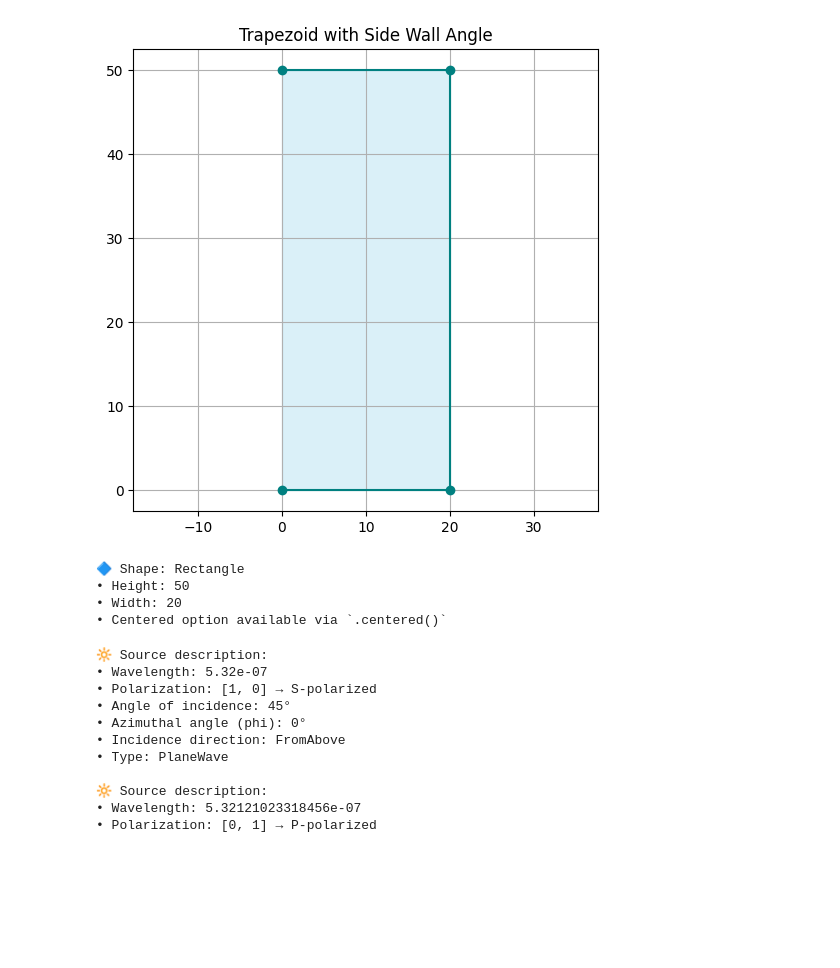
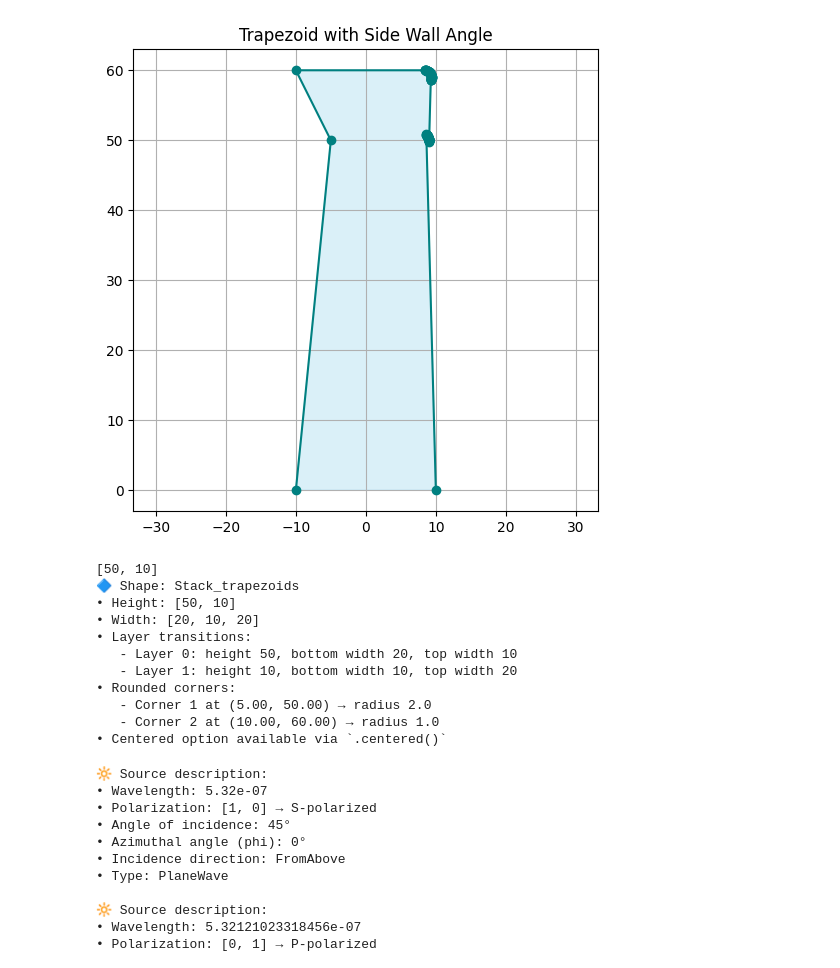
Before and after one commit to kasandrle/JCMwave_modeling, a Jupyter notebook: notbooks/start.ipynb, the cells around one changed output. Cells and saved outputs as stored; diff of their text form; code cells hidden in the pictures; blank space fills up the shorter version.

```diff
--- a/notbooks/start.ipynb
+++ b/notbooks/start.ipynb
@@ -59,19 +59,26 @@ jcmwave.daemon.add_workstation(
 # %%
 
 
 # Example usage
-#params = {'height': [50,10], 'width': [20,10,20],'corner_radii': {3: 2.0, 2: 1.0}}
-params = {'height': 50, 'width': 20}#,'corner_radii': {3: 2.0, 2: 1.0}}
+params = {'height': [50,10], 'width': [20,10,20],'corner_radii': {1: 2.0, 2: 1.0}}
+#params = {'height': 50, 'width': 20}#,'corner_radii': {3: 2.0, 2: 1.0}}
 #params = {'control_points':[(15,0),(10,10),(-10,10),(-10,0)]}
-gen = ShapeGenerator('rectangle', params)
+gen = ShapeGenerator('stack_trapezoids', params)
 
 gen.plot(title="Trapezoid with Side Wall Angle")
 print(gen.describe())
 # %% [output]
-[figure, old version]
+[figure, new version]
-🔷 Shape: Rectangle
-• Height: 50
-• Width: 20
+[50, 10]
+🔷 Shape: Stack_trapezoids
+• Height: [50, 10]
+• Width: [20, 10, 20]
+• Layer transitions:
+   - Layer 0: height 50, bottom width 20, top width 10
+   - Layer 1: height 10, bottom width 10, top width 20
+• Rounded corners:
+   - Corner 1 at (5.00, 50.00) → radius 2.0
+   - Corner 2 at (10.00, 60.00) → radius 1.0
 • Centered option available via `.centered()`
 # %%
 
```
Also changed, not shown: parts of 4 cells of this notebook, 9 other files.
